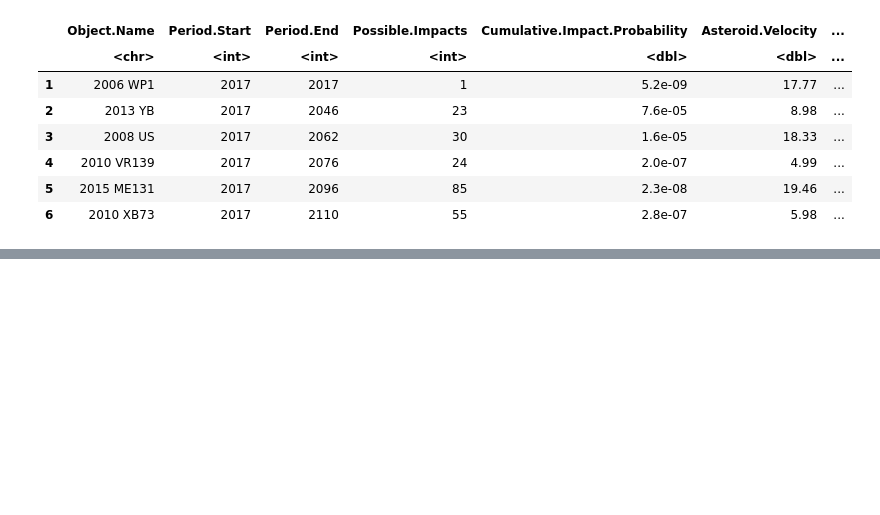
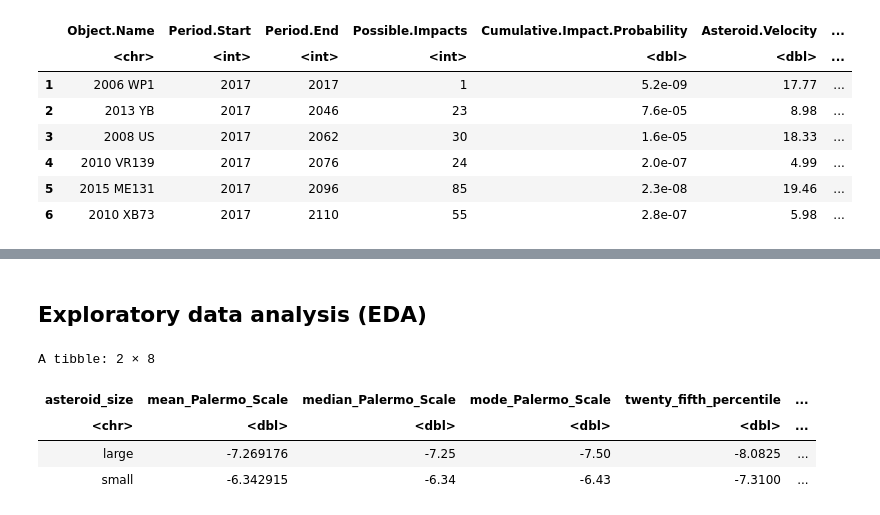
Before and after one commit to arulh/STAT-201-project, a Jupyter notebook: Asteroids.ipynb, the cells around one changed output, grey strips where cells are left out. Cells and saved outputs as stored; diff of their text form; code cells hidden in the pictures; blank space fills up the shorter version.

```diff
--- a/Asteroids.ipynb
+++ b/Asteroids.ipynb
@@ -21,0 +50,2 @@ A data.frame: 6 × 11
+# %% [markdown]
+## Exploratory data analysis (EDA)
@@ -21,0 +54,27 @@ A data.frame: 6 × 11
+# %%
+# Getting the mean Palermo Scale for the two groups (large and small asteroid)
+
+getmode <- function(v) {
+   uniqv <- unique(v)
+   uniqv[which.max(tabulate(match(v, uniqv)))]
+}
+
+
+
+mean_values <- df %>%
+    group_by(asteroid_size) %>%
+    summarize(mean_Palermo_Scale = mean(Maximum.Palermo.Scale),
+             median_Palermo_Scale = median(Maximum.Palermo.Scale),
+             mode_Palermo_Scale = getmode(Maximum.Palermo.Scale),
+             twenty_fifth_percentile = quantile(Maximum.Palermo.Scale, probs = .25),
+             seventy_fifth_percentile = quantile(Maximum.Palermo.Scale, probs = .75),
+             standard_deviation = sd(Maximum.Palermo.Scale),
+             inter_quartile_range_50 = seventy_fifth_percentile - twenty_fifth_percentile)
+
+mean_values
+# %% [output]
+A tibble: 2 × 8
+| asteroid_size | mean_Palermo_Scale | median_Palermo_Scale | mode_Palermo_Scale | twenty_fifth_percentile | ... |
+| <chr> | <dbl> | <dbl> | <dbl> | <dbl> | ... |
+| large | -7.269176 | -7.25 | -7.50 | -8.0825 | ... |
+| small | -6.342915 | -6.34 | -6.43 | -7.3100 | ... |
```
Also changed, not shown: parts of 13 cells of this notebook.
